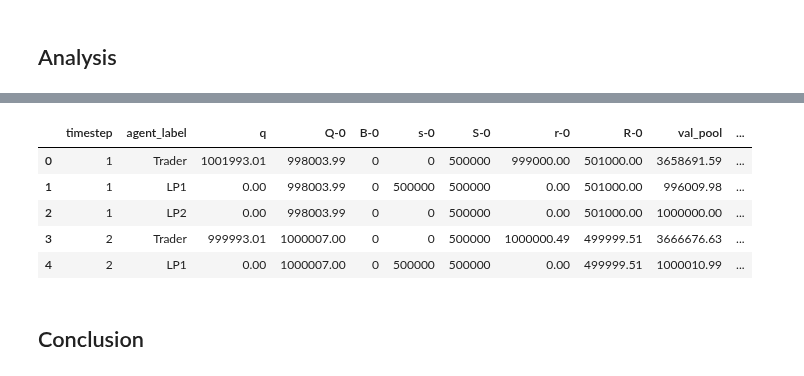
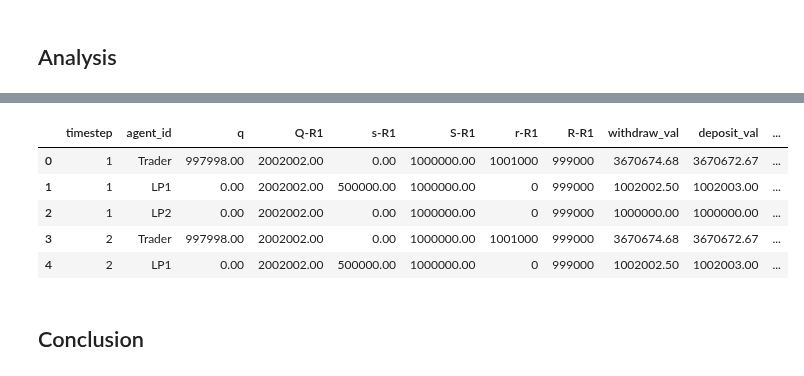
Before and after one commit to galacticcouncil/HydraDX-simulations, a Jupyter notebook: hydradx/TestLRNASwap.ipynb, the cells around one changed output, grey strips where cells are left out. Cells and saved outputs as stored; diff of their text form; code cells hidden in the pictures.

```diff
--- a/hydradx/TestLRNASwap.ipynb
+++ b/hydradx/TestLRNASwap.ipynb
@@ -105,5 +100,5 @@ Total execution time: 7.66s
 # %%
-rdf, agent_df = processing.postprocessing(events)
+rdf, agent_df = processing.postprocessing(events, optional_params=['deposit_val', 'withdraw_val', 'pool_val'])
 # %%
 %matplotlib inline
 # %%
@@ -173,26 +168,8 @@ pu.plot_vars(trader_df, var_list)
 merged_df = pd.merge(agent_df, rdf, how="inner", on=["timestep", "simulation", "run", "subset", "substep"])
 # %%
 # add IL column to agent DF, where val_hold is calculated using initial holdings from agent_d
-#val hold: withdraw liquidity at t=0, calculate value with prices at t
-#val pool: withdraw liquidity at t, calculate value with prices at t
-
-merged_df['val_pool'] = merged_df.apply(lambda x: processing.val_pool(x), axis=1)
-withdraw_agent_d = processing.get_withdraw_agent_d(initial_values, agent_d)
-merged_df['val_hold'] = merged_df.apply(lambda x: processing.val_hold(x, withdraw_agent_d), axis=1)
-merged_df['IL'] = merged_df.apply(lambda x: x['val_pool']/x['val_hold'] - 1, axis=1)
-merged_df['pool_val'] = merged_df.apply(lambda x: processing.pool_val(x), axis=1)
+merged_df['IL'] = merged_df.apply(lambda x: x['withdraw_val']/x['deposit_val'] - 1, axis=1)
 merged_df['pool_loss'] = merged_df.apply(lambda x: x['pool_val']/2000000 - 1, axis=1)
 
-merged_df[['timestep', 'agent_label', 'q','Q-0','B-0','s-0','S-0','r-0','R-0','val_pool', 'val_hold','IL','pool_val', 'p-0']].tail()
-
-
-# compute val hold column
-
-
-# compute val pool column
-
-# compute IL
-
-# plot Impermanent loss
-#
+merged_df[['timestep', 'agent_id', 'q','Q-R1', 's-R1','S-R1','r-R1','R-R1','pool_val', 'deposit_val','IL','withdraw_val', 'p-R1']].tail()
 # %% [output]
@@ -205,12 +182,12 @@ merged_df[['timestep', 'agent_label', 'q','Q-0','B-0','s-0','S-0','r-0','R-0','v
 # %%
-merged_df[['timestep', 'agent_label', 'q','Q-0','B-0','s-0','S-0','r-0','R-0','val_pool', 'val_hold','IL','pool_val']].head()
+merged_df[['timestep', 'agent_id', 'q','Q-R1','s-R1','S-R1','r-R1','R-R1','withdraw_val', 'deposit_val','IL','pool_val']].head()
 # %% [output]
-|  | timestep | agent_label | q | Q-0 | B-0 | s-0 | S-0 | r-0 | R-0 | val_pool | ... |
-| 0 | 1 | Trader | 1001993.01 | 998003.99 | 0 | 0 | 500000 | 999000.00 | 501000.00 | 3658691.59 | ... |
-| 1 | 1 | LP1 | 0.00 | 998003.99 | 0 | 500000 | 500000 | 0.00 | 501000.00 | 996009.98 | ... |
-| 2 | 1 | LP2 | 0.00 | 998003.99 | 0 | 0 | 500000 | 0.00 | 501000.00 | 1000000.00 | ... |
-| 3 | 2 | Trader | 999993.01 | 1000007.00 | 0 | 0 | 500000 | 1000000.49 | 499999.51 | 3666676.63 | ... |
-| 4 | 2 | LP1 | 0.00 | 1000007.00 | 0 | 500000 | 500000 | 0.00 | 499999.51 | 1000010.99 | ... |
+|  | timestep | agent_id | q | Q-R1 | s-R1 | S-R1 | r-R1 | R-R1 | withdraw_val | deposit_val | ... |
+| 0 | 1 | Trader | 997998.00 | 2002002.00 | 0.00 | 1000000.00 | 1001000 | 999000 | 3670674.68 | 3670672.67 | ... |
+| 1 | 1 | LP1 | 0.00 | 2002002.00 | 500000.00 | 1000000.00 | 0 | 999000 | 1002002.50 | 1002003.00 | ... |
+| 2 | 1 | LP2 | 0.00 | 2002002.00 | 0.00 | 1000000.00 | 0 | 999000 | 1000000.00 | 1000000.00 | ... |
+| 3 | 2 | Trader | 997998.00 | 2002002.00 | 0.00 | 1000000.00 | 1001000 | 999000 | 3670674.68 | 3670672.67 | ... |
+| 4 | 2 | LP1 | 0.00 | 2002002.00 | 500000.00 | 1000000.00 | 0 | 999000 | 1002002.50 | 1002003.00 | ... |
 # %% [markdown]
 ## Conclusion
 # %%
```
Also changed, not shown: parts of 7 cells of this notebook.
